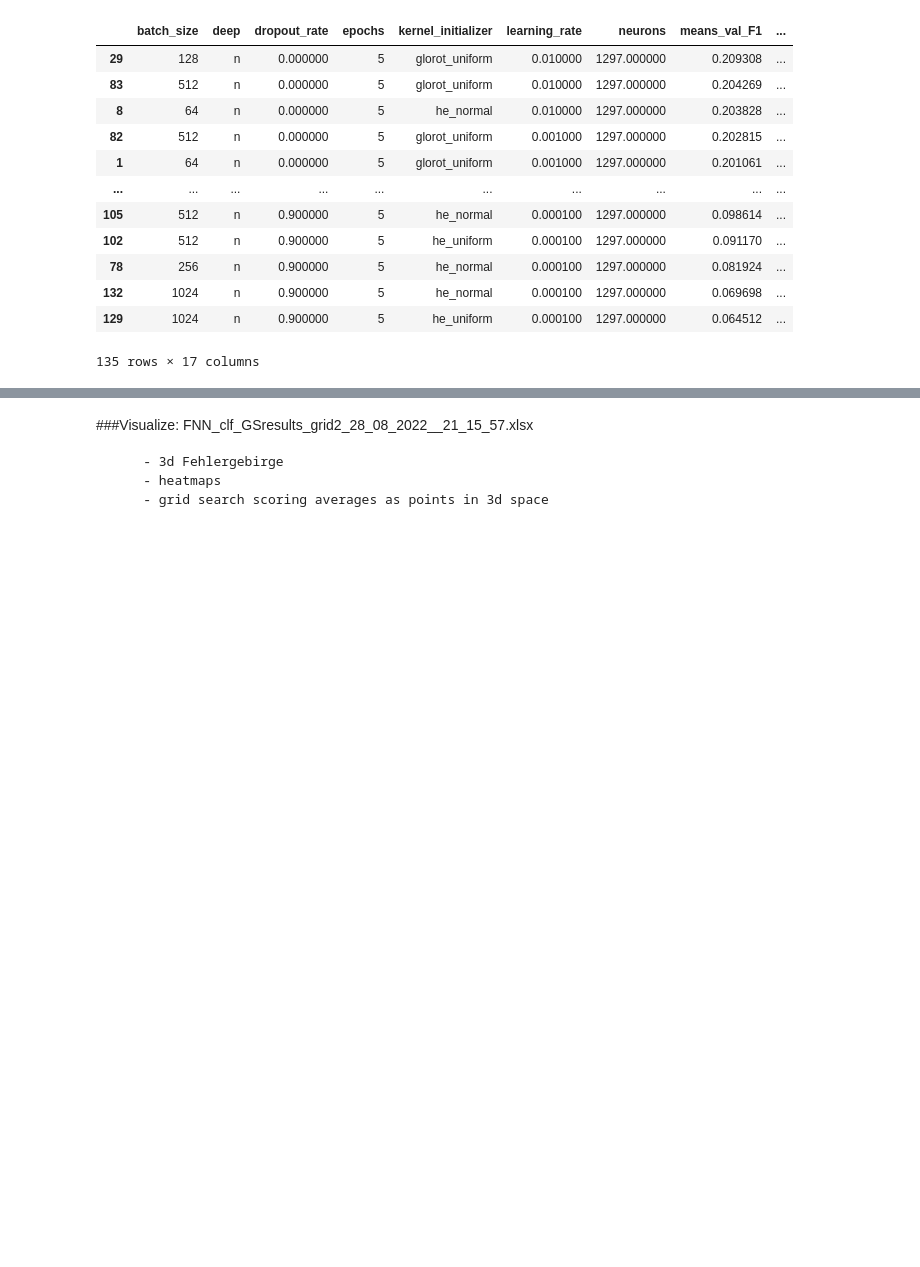
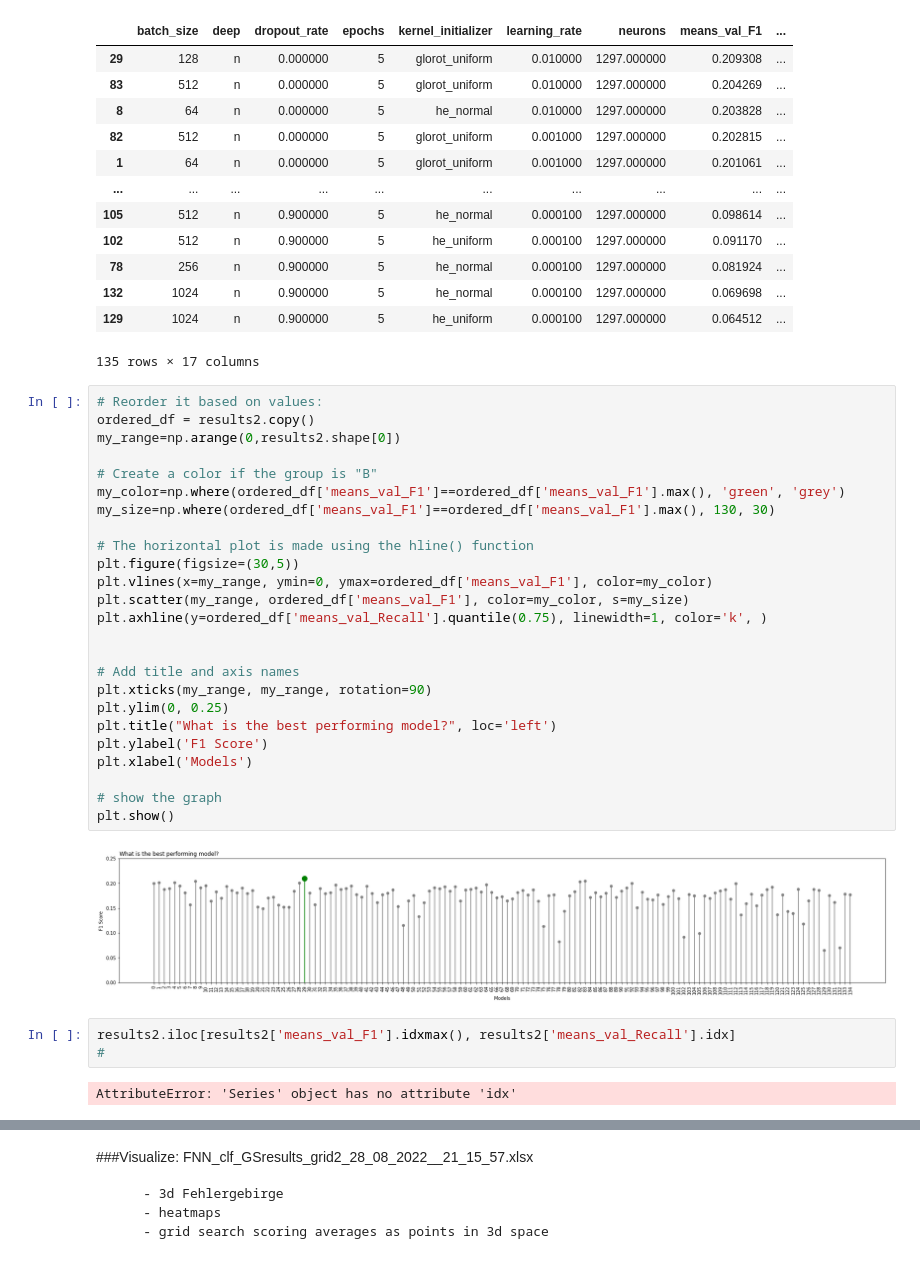
Before and after one commit to marc-feldmann/CustomerChurnPrediction, a Jupyter notebook: report.ipynb, the cells around one changed output, grey strips where cells are left out. Cells and saved outputs as stored; diff of their text form; blank space fills up the shorter version.

```diff
--- a/report.ipynb
+++ b/report.ipynb
@@ -791,3 +791,35 @@ results2.sort_values('means_val_F1', ascending=False)
 | 132 | 1024 | n | 0.900000 | 5 | he_normal | 0.000100 | 1297.000000 | 0.069698 | ... |
 | 129 | 1024 | n | 0.900000 | 5 | he_uniform | 0.000100 | 1297.000000 | 0.064512 | ... |
 135 rows × 17 columns
+# %%
+# Reorder it based on values:
+ordered_df = results2.copy()
+my_range=np.arange(0,results2.shape[0])
+
+# Create a color if the group is "B"
+my_color=np.where(ordered_df['means_val_F1']==ordered_df['means_val_F1'].max(), 'green', 'grey')
+my_size=np.where(ordered_df['means_val_F1']==ordered_df['means_val_F1'].max(), 130, 30)
+
+# The horizontal plot is made using the hline() function
+plt.figure(figsize=(30,5))
+plt.vlines(x=my_range, ymin=0, ymax=ordered_df['means_val_F1'], color=my_color)
+plt.scatter(my_range, ordered_df['means_val_F1'], color=my_color, s=my_size)
+plt.axhline(y=ordered_df['means_val_Recall'].quantile(0.75), linewidth=1, color='k', )
+
+
+# Add title and axis names
+plt.xticks(my_range, my_range, rotation=90)
+plt.ylim(0, 0.25)
+plt.title("What is the best performing model?", loc='left')
+plt.ylabel('F1 Score')
+plt.xlabel('Models')
+
+# show the graph
+plt.show()
+# %% [output]
+[figure, added]
+# %%
+results2.iloc[results2['means_val_F1'].idxmax(), results2['means_val_Recall'].idx]
+#
+# %% [output]
+AttributeError: 'Series' object has no attribute 'idx'
```
Also changed, not shown: parts of 3 cells of this notebook.
